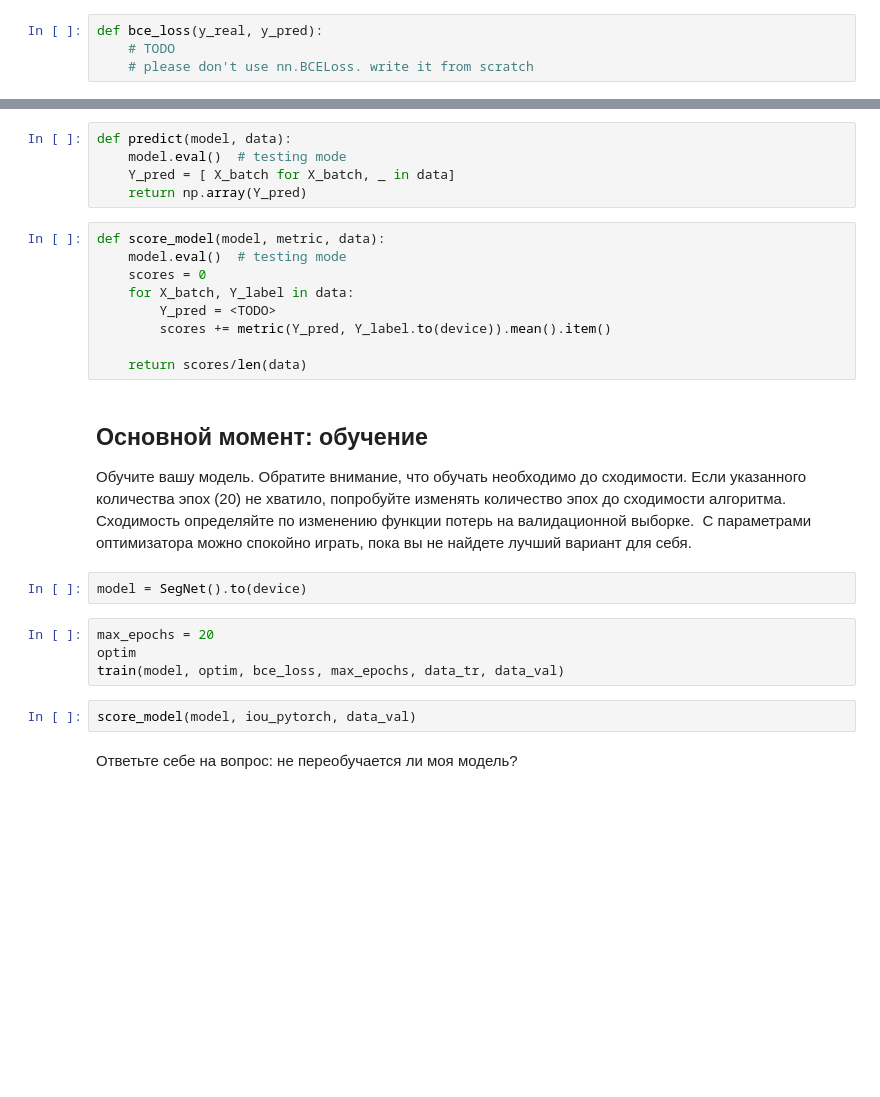
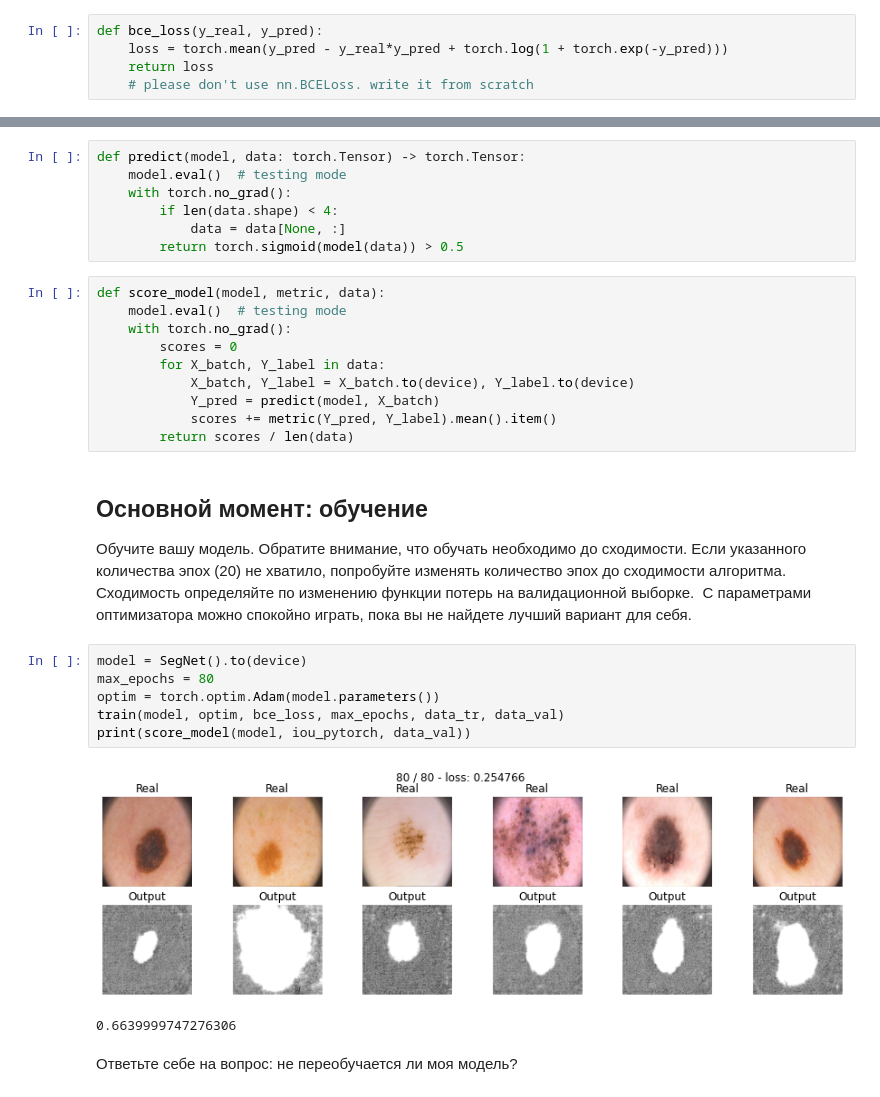
Before and after one commit to NilRadle/DLS, a Jupyter notebook: HW.semantic_segmentation.ipynb, the cells around one changed output, grey strips where cells are left out. Cells and saved outputs as stored; diff of their text form; blank space fills up the shorter version.

```diff
--- a/HW.semantic_segmentation.ipynb
+++ b/HW.semantic_segmentation.ipynb
@@ -256,7 +267,8 @@ $$\mathcal L_{BCE}(y, \hat y) = -\sum_i \left[y_i\log\sigma(\hat y_i) + (1-y_i)\
 $$\mathcal L_{BCE} = \hat y - y\hat y + \log\left(1+\exp(-\hat y)\right).$$
 # %%
 def bce_loss(y_real, y_pred):
-    # TODO
+    loss = torch.mean(y_pred - y_real*y_pred + torch.log(1 + torch.exp(-y_pred)))
+    return loss
     # please don't use nn.BCELoss. write it from scratch
 # %% [markdown]
 ## Тренировка [1 балл]
@@ -310,33 +326,37 @@ def train(model, opt, loss_fn, epochs, data_tr, data_val):
 ## Инференс [1 балл]
 
 После обучения модели эту функцию можно использовать для прогнозирования сегментации на новых данных:
-# %%
-def predict(model, data):
-    model.eval()  # testing mode
-    Y_pred = [ X_batch for X_batch, _ in data]
-    return np.array(Y_pred)
+# %%
+def predict(model, data: torch.Tensor) -> torch.Tensor:
+    model.eval()  # testing mode
+    with torch.no_grad():
+        if len(data.shape) < 4:
+            data = data[None, :]
+        return torch.sigmoid(model(data)) > 0.5
 # %%
 def score_model(model, metric, data):
     model.eval()  # testing mode
-    scores = 0
-    for X_batch, Y_label in data:
-        Y_pred = <TODO>
-        scores += metric(Y_pred, Y_label.to(device)).mean().item()
-
-    return scores/len(data)
+    with torch.no_grad():
+        scores = 0
+        for X_batch, Y_label in data:
+            X_batch, Y_label = X_batch.to(device), Y_label.to(device)
+            Y_pred = predict(model, X_batch)
+            scores += metric(Y_pred, Y_label).mean().item()
+        return scores / len(data)
 # %% [markdown]
 ## Основной момент: обучение
 
 Обучите вашу модель. Обратите внимание, что обучать необходимо до сходимости. Если указанного количества эпох (20) не хватило, попробуйте изменять количество эпох до сходимости алгоритма. Сходимость определяйте по изменению функции потерь на валидационной выборке.
  С параметрами оптимизатора можно спокойно играть, пока вы не найдете лучший вариант для себя.
-# %%
-model = SegNet().to(device)
 # %%
-max_epochs = 20
-optim
+model = SegNet().to(device)
+max_epochs = 80
+optim = torch.optim.Adam(model.parameters())
 train(model, optim, bce_loss, max_epochs, data_tr, data_val)
+print(score_model(model, iou_pytorch, data_val))
+# %% [output]
+[figure, added]
+0.6639999747276306
-# %%
-score_model(model, iou_pytorch, data_val)
 # %% [markdown]
 Ответьте себе на вопрос: не переобучается ли моя модель?
 # %% [markdown]
```
Also changed, not shown: parts of 28 cells of this notebook, 1 other file.
